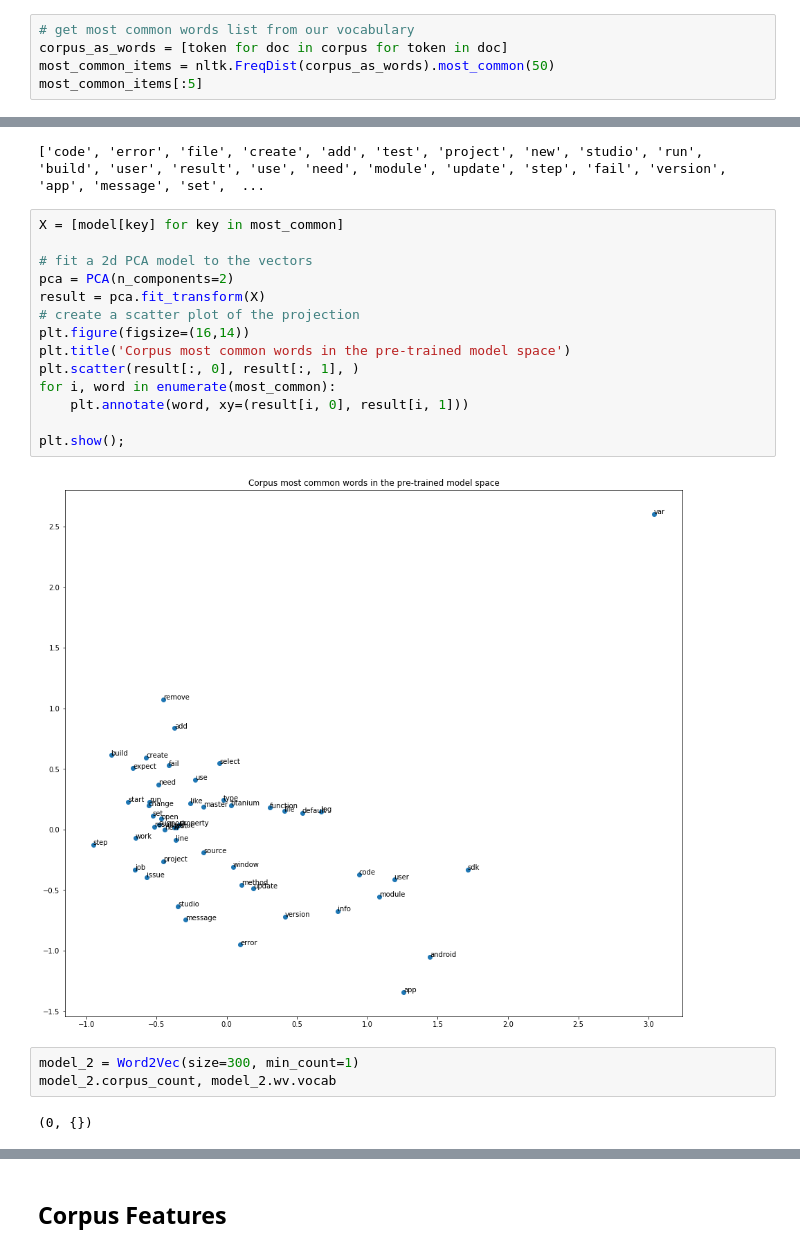
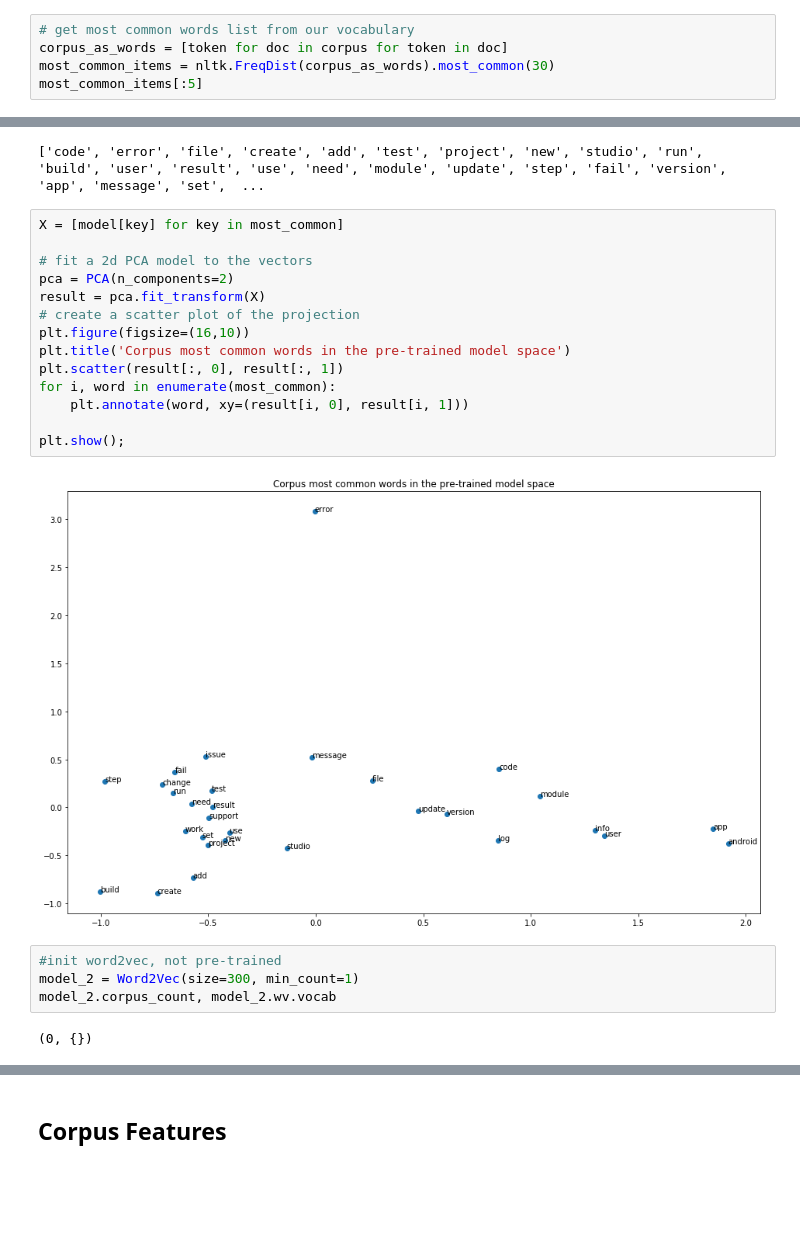
Before and after one commit to Knarik1/NLP_Research_1, a Jupyter notebook: Word2vec_Fine_Tuning.ipynb, the cells around one changed output, grey strips where cells are left out. Drawn from its saved outputs; the diff is of its cells as text; blank space fills up the shorter version.

```diff
--- a/Word2vec_Fine_Tuning.ipynb
+++ b/Word2vec_Fine_Tuning.ipynb
@@ -121,7 +121,7 @@ in common words count in vocabulary and pre-trained model 10037
 # %%
 # get most common words list from our vocabulary
 corpus_as_words = [token for doc in corpus for token in doc]
-most_common_items = nltk.FreqDist(corpus_as_words).most_common(50)
+most_common_items = nltk.FreqDist(corpus_as_words).most_common(30)
 most_common_items[:5]
 # %% [output]
 [('code', 9914),
@@ -138,20 +138,21 @@ print(most_common)
 # %%
 X = [model[key] for key in most_common]
 
 # fit a 2d PCA model to the vectors
 pca = PCA(n_components=2)
 result = pca.fit_transform(X)
 # create a scatter plot of the projection
-plt.figure(figsize=(16,14))
+plt.figure(figsize=(16,10))
 plt.title('Corpus most common words in the pre-trained model space')
-plt.scatter(result[:, 0], result[:, 1], )
+plt.scatter(result[:, 0], result[:, 1])
 for i, word in enumerate(most_common):
     plt.annotate(word, xy=(result[i, 0], result[i, 1]))
 
 plt.show();
 # %% [output]
-[figure, old version]
+[figure, new version]
 # %%
+#init word2vec, not pre-trained
 model_2 = Word2Vec(size=300, min_count=1)
 model_2.corpus_count, model_2.wv.vocab
 # %% [output]
```
Also changed, not shown: parts of 36 cells of this notebook, 5 other files.
